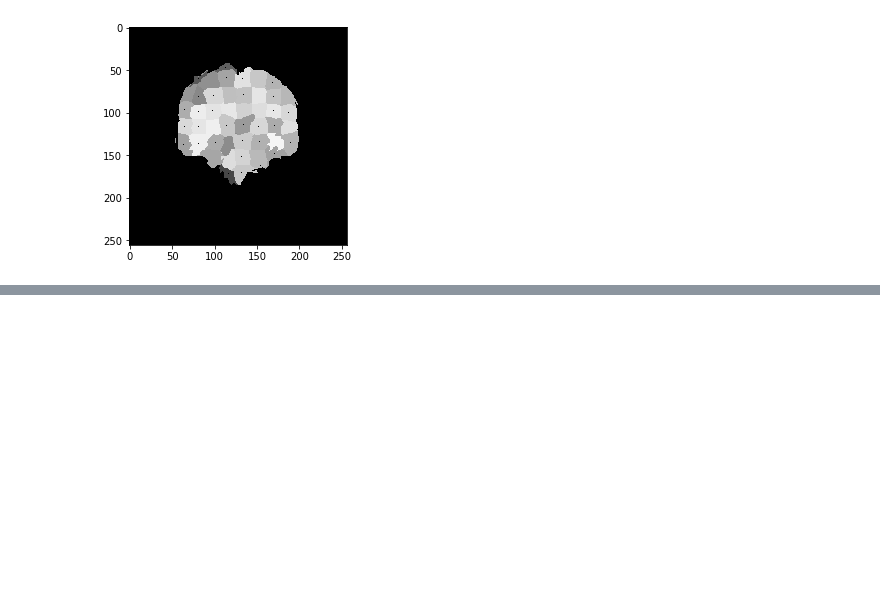
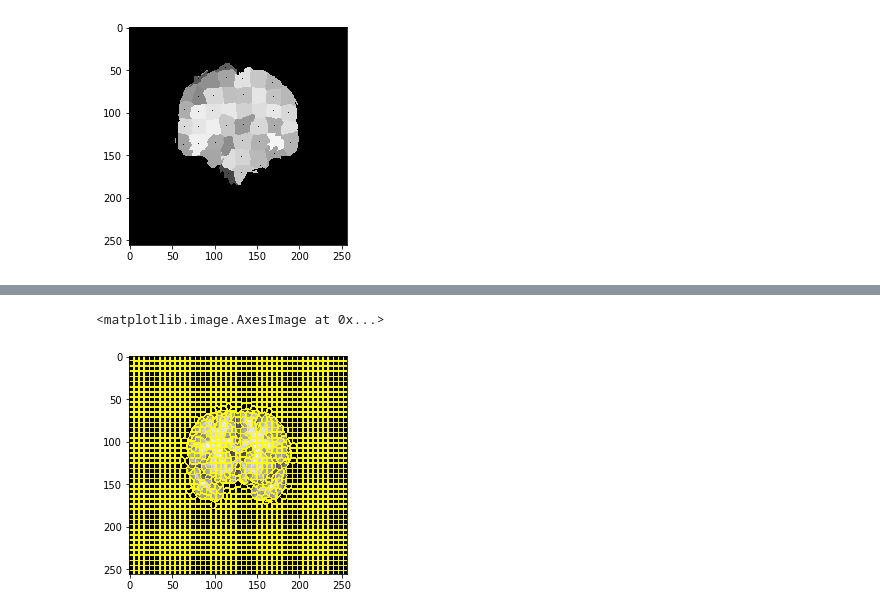
Before and after one commit to Tung-I/Brain_GCN, a Jupyter notebook: super_voxel.ipynb, the cells around one changed output, grey strips where cells are left out. Cells and saved outputs as stored; diff of their text form; code cells hidden in the pictures; blank space fills up the shorter version.

```diff
--- a/super_voxel.ipynb
+++ b/super_voxel.ipynb
@@ -375,0 +335,5 @@ image.max()
+# %%
+plt.imshow(mark_boundaries(image, segments))
+# %% [output]
+<matplotlib.image.AxesImage at 0x...>
+[figure, added]
```
Also changed, not shown: parts of 21 cells of this notebook, 7 other files.
